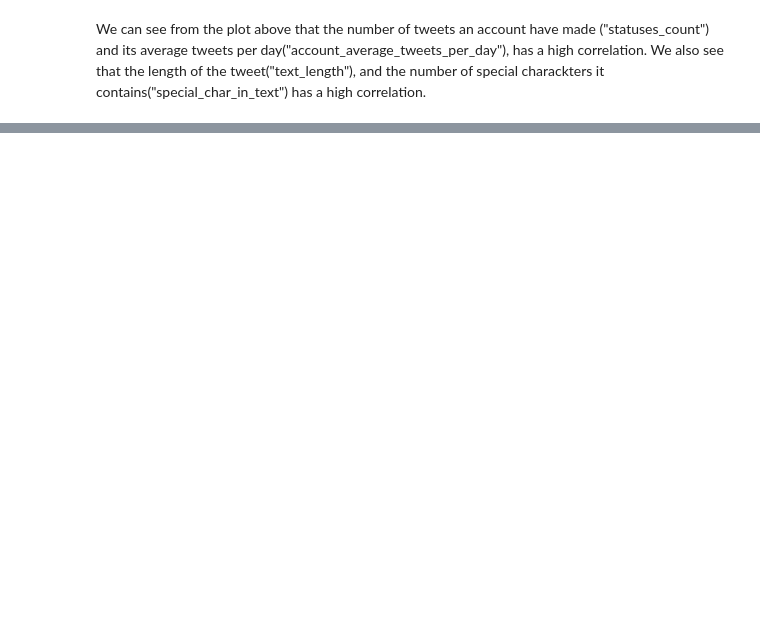
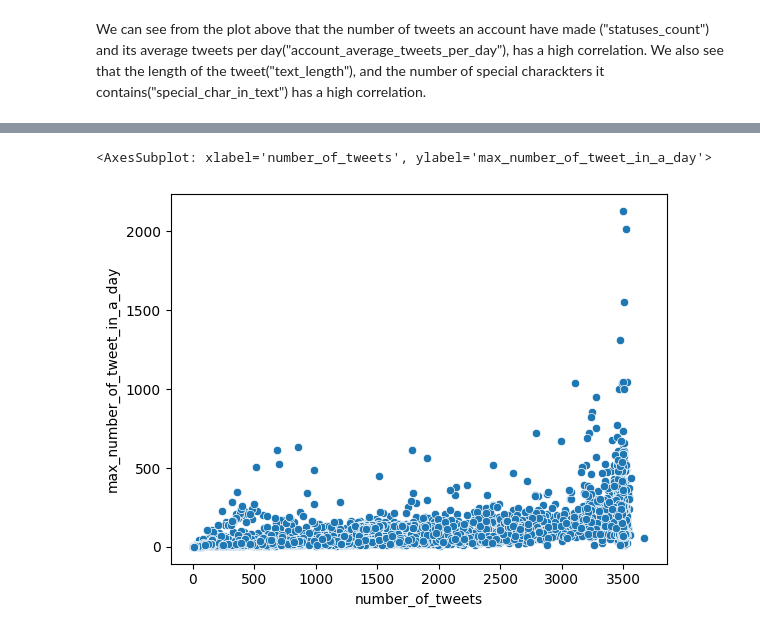
Before and after one commit to The-seven-dwarfs/DataMining-Group7, a Jupyter notebook: 1.3-Attribute_correlation_analysis.ipynb, the cells around one changed output, grey strips where cells are left out. Cells and saved outputs as stored; diff of their text form; code cells hidden in the pictures; blank space fills up the shorter version.

```diff
--- a/1.3-Attribute_correlation_analysis.ipynb
+++ b/1.3-Attribute_correlation_analysis.ipynb
@@ -106,0 +112,5 @@ We can see from the plot above that the number of tweets an account have made ("
+# %%
+sns.scatterplot(data=users_df, y="max_number_of_tweet_in_a_day",x="number_of_tweets")
+# %% [output]
+<AxesSubplot: xlabel='number_of_tweets', ylabel='max_number_of_tweet_in_a_day'>
+[figure, added]
```
Also changed, not shown: parts of 8 cells of this notebook.
